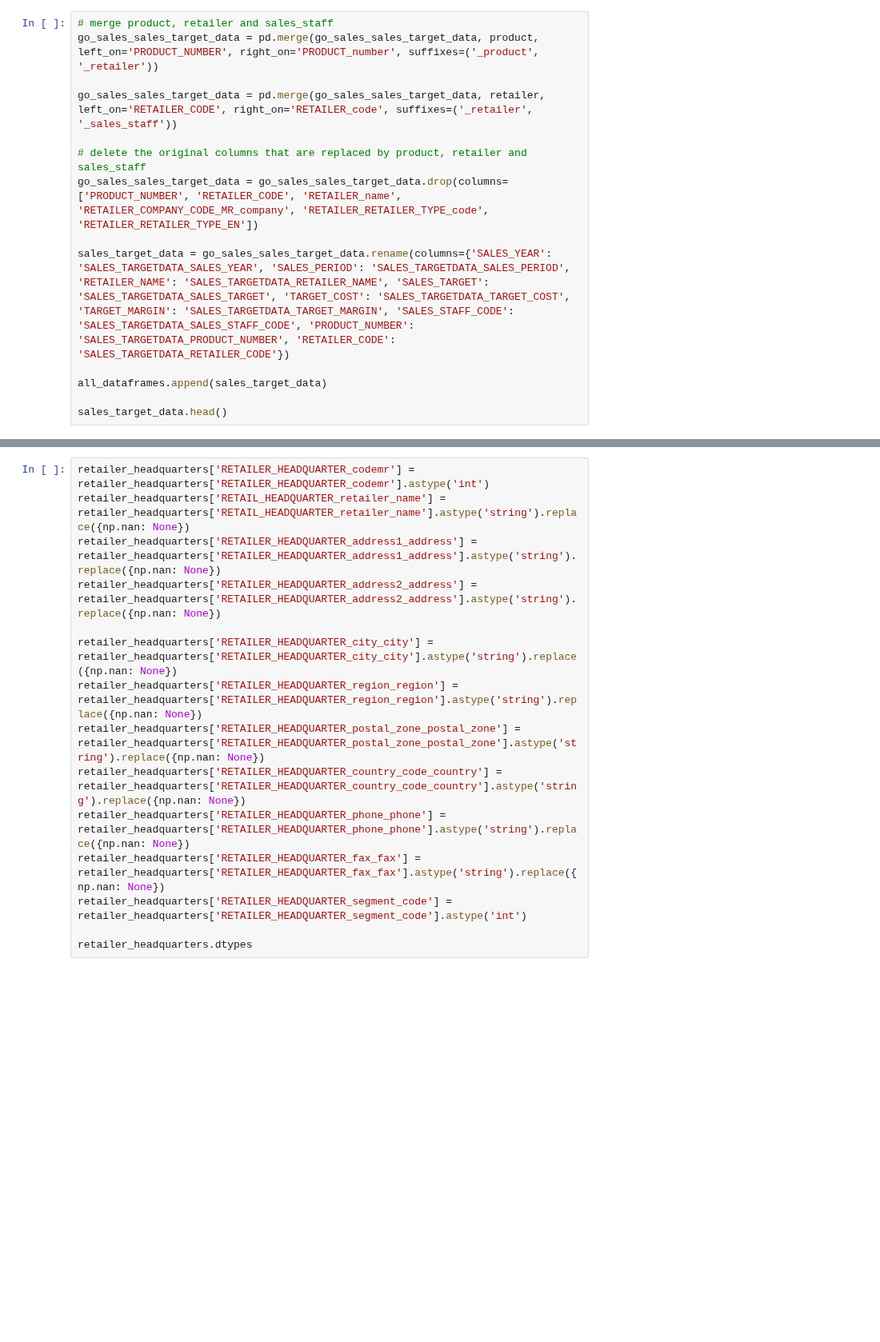
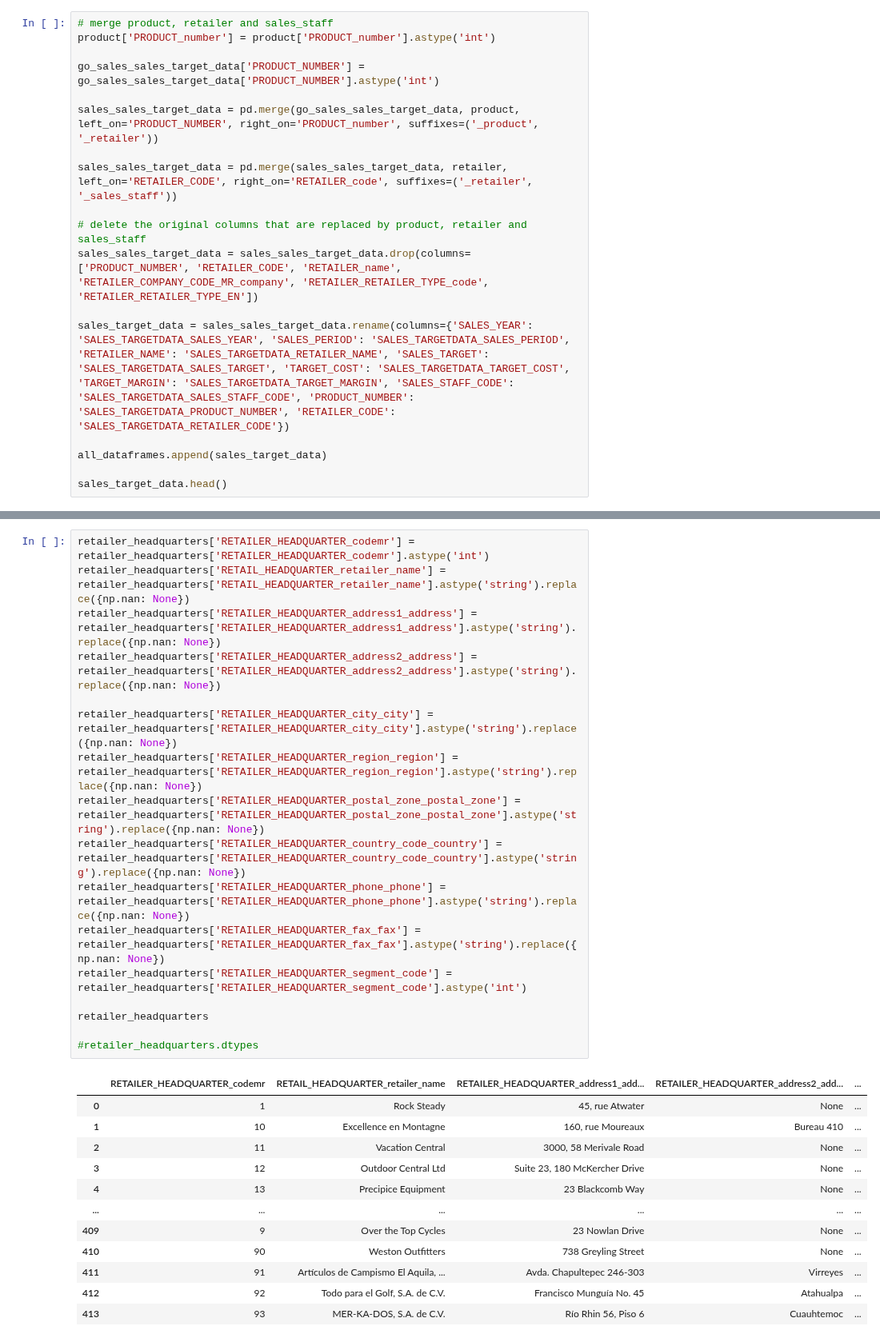
Before and after one commit to Nrojt/SE4-DEDS-Pyhton-opdrachten, a Jupyter notebook: week 4/4.3/Practicum_4.3.ipynb, the cells around one changed output, grey strips where cells are left out. Shown at 80% size. Cells and saved outputs as stored; diff of their text form; blank space fills up the shorter version.

```diff
--- a/week 4/4.3/Practicum_4.3.ipynb
+++ b/week 4/4.3/Practicum_4.3.ipynb
@@ -586,14 +590,18 @@ go_sales_product_forecast.head()
 ###  SALES_TARGETData
 # %%
 # merge product, retailer and sales_staff
-go_sales_sales_target_data = pd.merge(go_sales_sales_target_data, product, left_on='PRODUCT_NUMBER', right_on='PRODUCT_number', suffixes=('_product', '_retailer'))
+product['PRODUCT_number'] = product['PRODUCT_number'].astype('int')
 
-go_sales_sales_target_data = pd.merge(go_sales_sales_target_data, retailer, left_on='RETAILER_CODE', right_on='RETAILER_code', suffixes=('_retailer', '_sales_staff'))
+go_sales_sales_target_data['PRODUCT_NUMBER'] = go_sales_sales_target_data['PRODUCT_NUMBER'].astype('int')
+
+sales_sales_target_data = pd.merge(go_sales_sales_target_data, product, left_on='PRODUCT_NUMBER', right_on='PRODUCT_number', suffixes=('_product', '_retailer'))
+
+sales_sales_target_data = pd.merge(sales_sales_target_data, retailer, left_on='RETAILER_CODE', right_on='RETAILER_code', suffixes=('_retailer', '_sales_staff'))
 
 # delete the original columns that are replaced by product, retailer and sales_staff
-go_sales_sales_target_data = go_sales_sales_target_data.drop(columns=['PRODUCT_NUMBER', 'RETAILER_CODE', 'RETAILER_name', 'RETAILER_COMPANY_CODE_MR_company', 'RETAILER_RETAILER_TYPE_code', 'RETAILER_RETAILER_TYPE_EN'])
+sales_sales_target_data = sales_sales_target_data.drop(columns=['PRODUCT_NUMBER', 'RETAILER_CODE', 'RETAILER_name', 'RETAILER_COMPANY_CODE_MR_company', 'RETAILER_RETAILER_TYPE_code', 'RETAILER_RETAILER_TYPE_EN'])
 
-sales_target_data = go_sales_sales_target_data.rename(columns={'SALES_YEAR': 'SALES_TARGETDATA_SALES_YEAR', 'SALES_PERIOD': 'SALES_TARGETDATA_SALES_PERIOD', 'RETAILER_NAME': 'SALES_TARGETDATA_RETAILER_NAME', 'SALES_TARGET': 'SALES_TARGETDATA_SALES_TARGET', 'TARGET_COST': 'SALES_TARGETDATA_TARGET_COST', 'TARGET_MARGIN': 'SALES_TARGETDATA_TARGET_MARGIN', 'SALES_STAFF_CODE': 'SALES_TARGETDATA_SALES_STAFF_CODE', 'PRODUCT_NUMBER': 'SALES_TARGETDATA_PRODUCT_NUMBER', 'RETAILER_CODE': 'SALES_TARGETDATA_RETAILER_CODE'})
+sales_target_data = sales_sales_target_data.rename(columns={'SALES_YEAR': 'SALES_TARGETDATA_SALES_YEAR', 'SALES_PERIOD': 'SALES_TARGETDATA_SALES_PERIOD', 'RETAILER_NAME': 'SALES_TARGETDATA_RETAILER_NAME', 'SALES_TARGET': 'SALES_TARGETDATA_SALES_TARGET', 'TARGET_COST': 'SALES_TARGETDATA_TARGET_COST', 'TARGET_MARGIN': 'SALES_TARGETDATA_TARGET_MARGIN', 'SALES_STAFF_CODE': 'SALES_TARGETDATA_SALES_STAFF_CODE', 'PRODUCT_NUMBER': 'SALES_TARGETDATA_PRODUCT_NUMBER', 'RETAILER_CODE': 'SALES_TARGETDATA_RETAILER_CODE'})
 
 all_dataframes.append(sales_target_data)
 
@@ -1038,16 +1041,30 @@ dtype: object
 # %%
 retailer_headquarters['RETAILER_HEADQUARTER_codemr'] = retailer_headquarters['RETAILER_HEADQUARTER_codemr'].astype('int')
 retailer_headquarters['RETAIL_HEADQUARTER_retailer_name'] = retailer_headquarters['RETAIL_HEADQUARTER_retailer_name'].astype('string').replace({np.nan: None})
 retailer_headquarters['RETAILER_HEADQUARTER_address1_address'] = retailer_headquarters['RETAILER_HEADQUARTER_address1_address'].astype('string').replace({np.nan: None})
 retailer_headquarters['RETAILER_HEADQUARTER_address2_address'] = retailer_headquarters['RETAILER_HEADQUARTER_address2_address'].astype('string').replace({np.nan: None})
 
 retailer_headquarters['RETAILER_HEADQUARTER_city_city'] = retailer_headquarters['RETAILER_HEADQUARTER_city_city'].astype('string').replace({np.nan: None})
 retailer_headquarters['RETAILER_HEADQUARTER_region_region'] = retailer_headquarters['RETAILER_HEADQUARTER_region_region'].astype('string').replace({np.nan: None})
 retailer_headquarters['RETAILER_HEADQUARTER_postal_zone_postal_zone'] = retailer_headquarters['RETAILER_HEADQUARTER_postal_zone_postal_zone'].astype('string').replace({np.nan: None})
 retailer_headquarters['RETAILER_HEADQUARTER_country_code_country'] = retailer_headquarters['RETAILER_HEADQUARTER_country_code_country'].astype('string').replace({np.nan: None})
 retailer_headquarters['RETAILER_HEADQUARTER_phone_phone'] = retailer_headquarters['RETAILER_HEADQUARTER_phone_phone'].astype('string').replace({np.nan: None})
 retailer_headquarters['RETAILER_HEADQUARTER_fax_fax'] = retailer_headquarters['RETAILER_HEADQUARTER_fax_fax'].astype('string').replace({np.nan: None})
 retailer_headquarters['RETAILER_HEADQUARTER_segment_code'] = retailer_headquarters['RETAILER_HEADQUARTER_segment_code'].astype('int')
 
-retailer_headquarters.dtypes
+retailer_headquarters
+
+#retailer_headquarters.dtypes
 # %% [output]
+|  | RETAILER_HEADQUARTER_codemr | RETAIL_HEADQUARTER_retailer_name | RETAILER_HEADQUARTER_address1_add... | RETAILER_HEADQUARTER_address2_add... | ... |
+| 0 | 1 | Rock Steady | 45, rue Atwater | None | ... |
+| 1 | 10 | Excellence en Montagne | 160, rue Moureaux | Bureau 410 | ... |
+| 2 | 11 | Vacation Central | 3000, 58 Merivale Road | None | ... |
+| 3 | 12 | Outdoor Central Ltd | Suite 23, 180 McKercher Drive | None | ... |
+| 4 | 13 | Precipice Equipment | 23 Blackcomb Way | None | ... |
+| ... | ... | ... | ... | ... | ... |
+| 409 | 9 | Over the Top Cycles | 23 Nowlan Drive | None | ... |
+| 410 | 90 | Weston Outfitters | 738 Greyling Street | None | ... |
+| 411 | 91 | Artículos de Campismo El Aquila, ... | Avda. Chapultepec 246-303 | Virreyes | ... |
+| 412 | 92 | Todo para el Golf, S.A. de C.V. | Francisco Munguía No. 45 | Atahualpa | ... |
+| 413 | 93 | MER-KA-DOS, S.A. de C.V. | Río Rhin 56, Piso 6 | Cuauhtemoc | ... |
```
Also changed, not shown: parts of 15 cells of this notebook.
